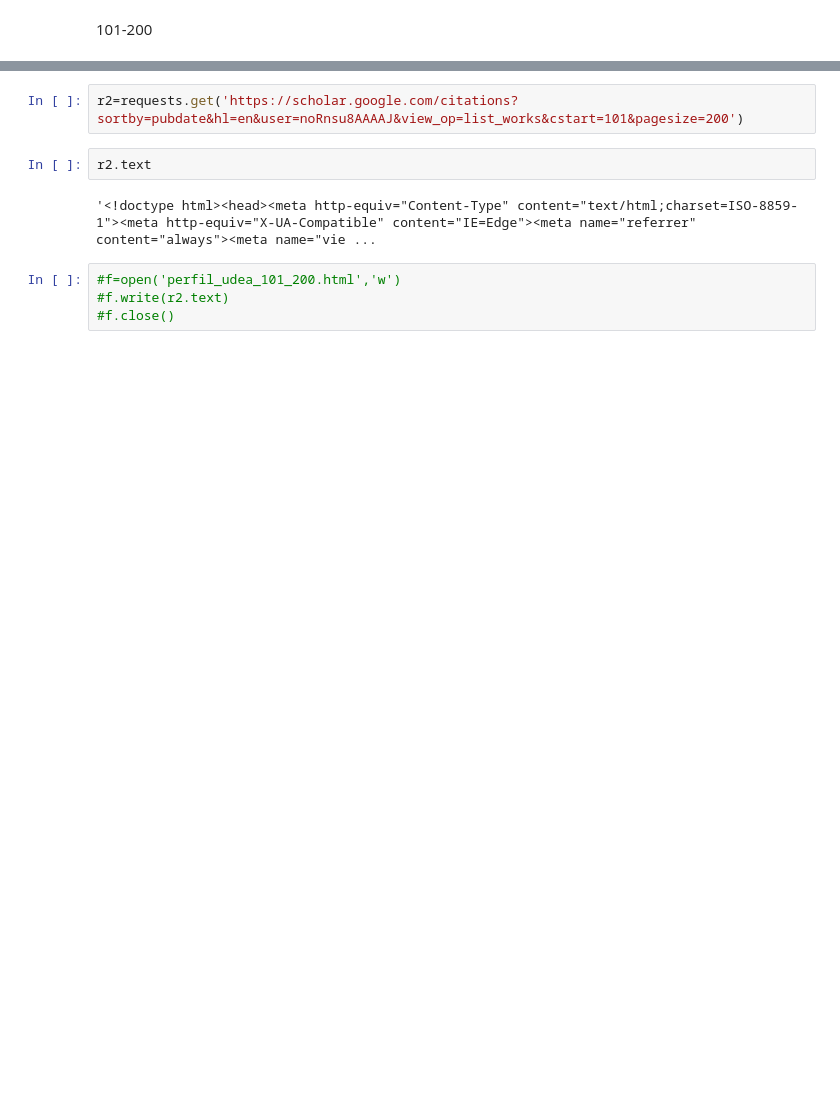
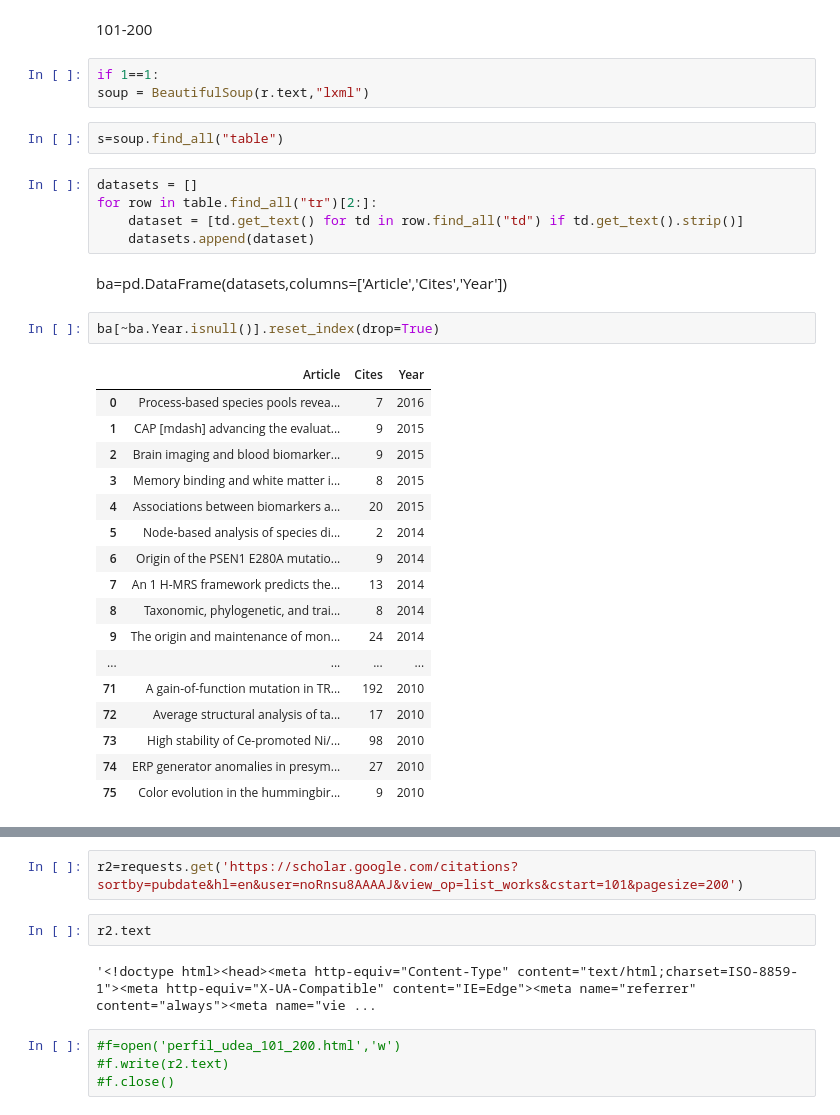
Before and after one commit to restrepo/articles, a Jupyter notebook: dev.ipynb, the cells around one changed output, grey strips where cells are left out. Drawn from its saved outputs; the diff is of its cells as text; blank space fills up the shorter version.

```diff
--- a/dev.ipynb
+++ b/dev.ipynb
@@ -518,2 +886,34 @@ r.text
 # %% [markdown]
 101-200
+# %%
+if 1==1:
+soup = BeautifulSoup(r.text,"lxml")
+# %%
+s=soup.find_all("table")
+# %%
+datasets = []
+for row in table.find_all("tr")[2:]:
+    dataset = [td.get_text() for td in row.find_all("td") if td.get_text().strip()]
+    datasets.append(dataset)
+# %% [markdown]
+ba=pd.DataFrame(datasets,columns=['Article','Cites','Year'])
+# %%
+ba[~ba.Year.isnull()].reset_index(drop=True)
+# %% [output]
+|  | Article | Cites | Year |
+| 0 | Process-based species pools revea... | 7 | 2016 |
+| 1 | CAP [mdash] advancing the evaluat... | 9 | 2015 |
+| 2 | Brain imaging and blood biomarker... | 9 | 2015 |
+| 3 | Memory binding and white matter i... | 8 | 2015 |
+| 4 | Associations between biomarkers a... | 20 | 2015 |
+| 5 | Node‐based analysis of species di... | 2 | 2014 |
+| 6 | Origin of the PSEN1 E280A mutatio... | 9 | 2014 |
+| 7 | An 1 H-MRS framework predicts the... | 13 | 2014 |
+| 8 | Taxonomic, phylogenetic, and trai... | 8 | 2014 |
+| 9 | The origin and maintenance of mon... | 24 | 2014 |
+| ... | ... | ... | ... |
+| 71 | A gain-of-function mutation in TR... | 192 | 2010 |
+| 72 | Average structural analysis of ta... | 17 | 2010 |
+| 73 | High stability of Ce-promoted Ni/... | 98 | 2010 |
+| 74 | ERP generator anomalies in presym... | 27 | 2010 |
+| 75 | Color evolution in the hummingbir... | 9 | 2010 |
```
Also changed, not shown: parts of 53 cells of this notebook, 1 other file.
